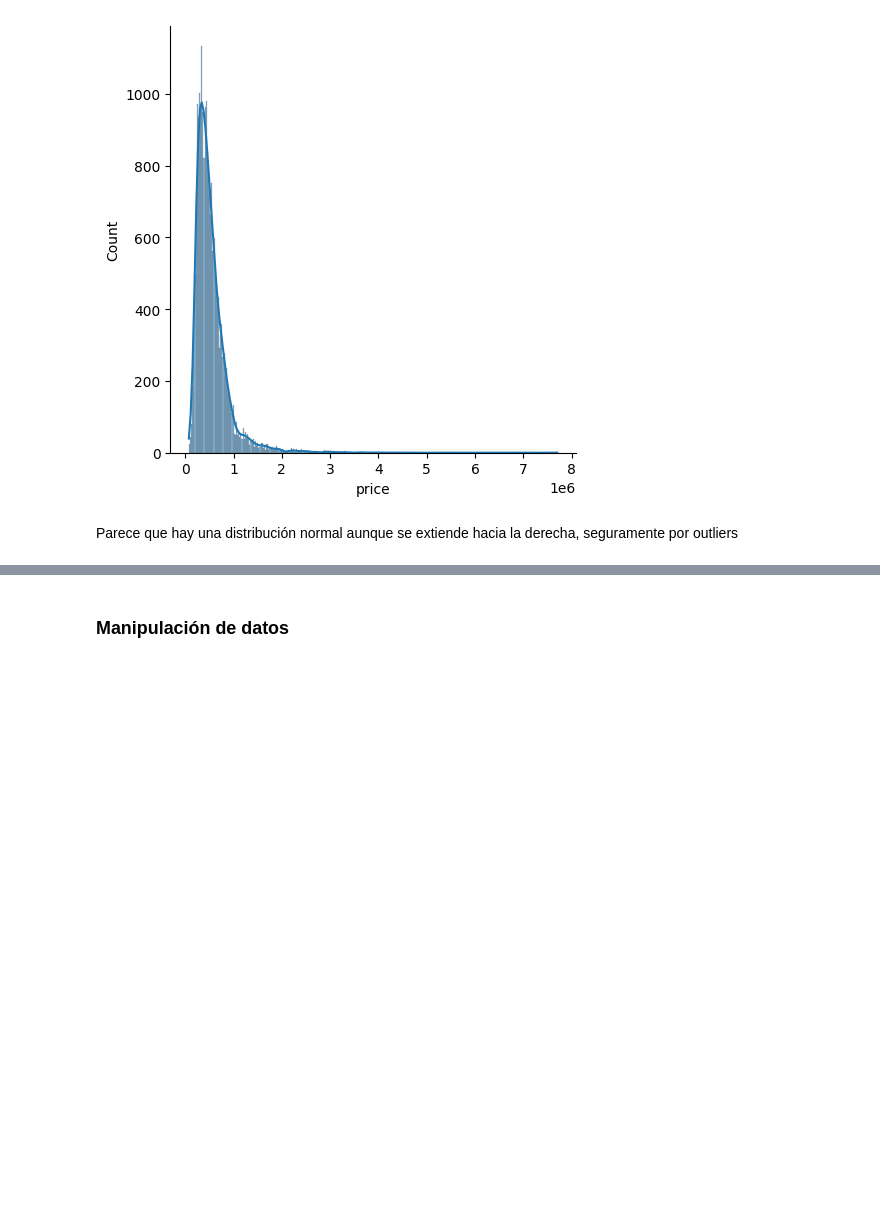
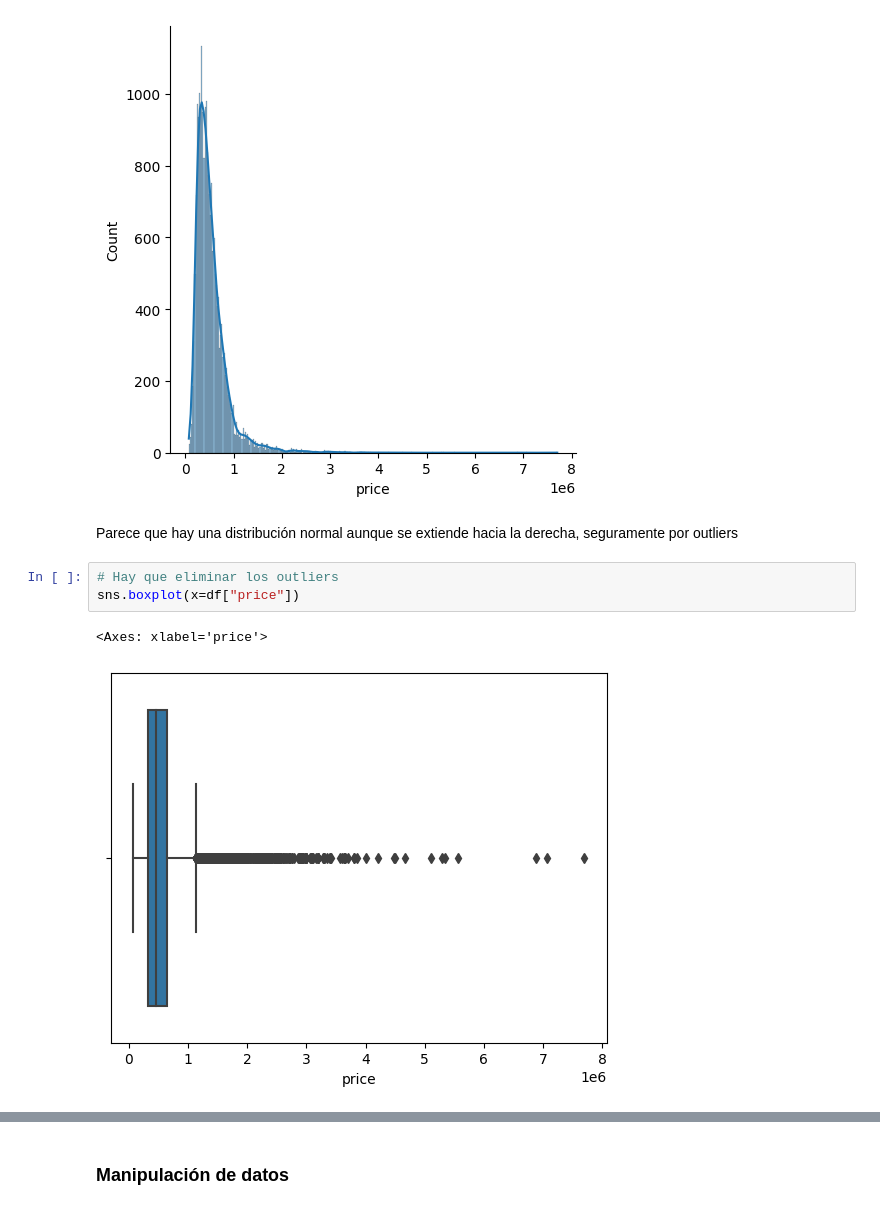
Before and after one commit to AI-School-F5-P2/Ml_training_SGS, a Jupyter notebook: UK houses.ipynb, the cells around one changed output, grey strips where cells are left out. Drawn from its saved outputs; the diff is of its cells as text; blank space fills up the shorter version.

```diff
--- a/UK houses.ipynb
+++ b/UK houses.ipynb
@@ -211,3 +212,9 @@ sns.displot(data=df, x="price", kde=True)
 [figure]
 # %% [markdown]
 Parece que hay una distribución normal aunque se extiende hacia la derecha, seguramente por outliers
+# %%
+# Hay que eliminar los outliers
+sns.boxplot(x=df["price"])
+# %% [output]
+<Axes: xlabel='price'>
+[figure, added]
```
Also changed, not shown: parts of 85 cells of this notebook.
